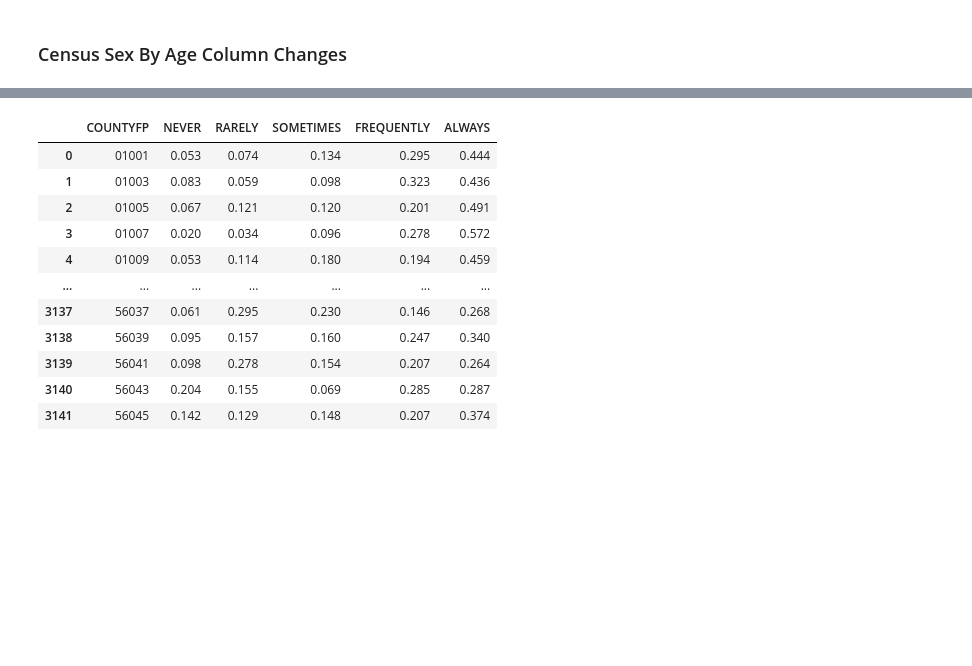
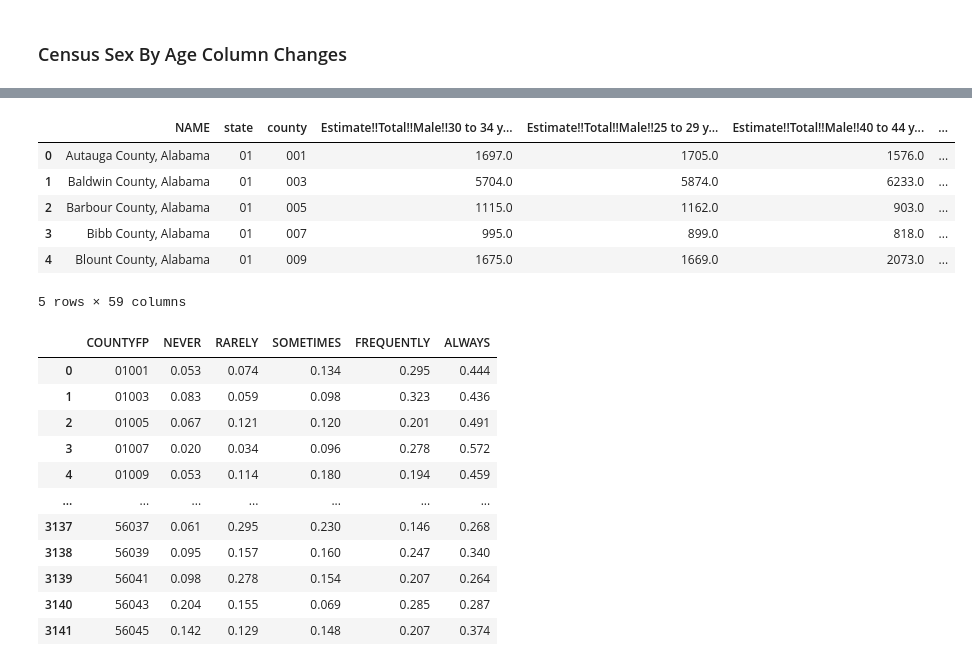
Before and after one commit to havyjavy/Healthcare-and-Covid-19, a Jupyter notebook: CensusData/Census_SexByAge.ipynb, the cells around one changed output, grey strips where cells are left out. Drawn from its saved outputs; the diff is of its cells as text; code cells hidden in the pictures; blank space fills up the shorter version.

```diff
--- a/CensusData/Census_SexByAge.ipynb
+++ b/CensusData/Census_SexByAge.ipynb
@@ -112,3 +111,39 @@ census_TotalPop_sorted.head()
+# %%
+census_SexByAge_sorted['Estimate!!Total!!Male!!17 and under years'] = census_SexByAge_sorted['Estimate!!Total!!Male!!Under 5 years'] + \
+                                                                census_SexByAge_sorted['Estimate!!Total!!Male!!5 to 9 years'] +\
+                                                                census_SexByAge_sorted['Estimate!!Total!!Male!!10 to 14 years'] +\
+                                                                census_SexByAge_sorted['Estimate!!Total!!Male!!15 to 17 years']
+
+census_SexByAge_sorted['Estimate!!Total!!Male!!18 to 44 years'] = census_SexByAge_sorted['Estimate!!Total!!Male!!18 and 19 years'] + \
+                                                                census_SexByAge_sorted['Estimate!!Total!!Male!!20 years'] +\
+                                                                census_SexByAge_sorted['Estimate!!Total!!Male!!21 years'] +\
+                                                                census_SexByAge_sorted['Estimate!!Total!!Male!!22 to 24 years'] +\
+                                                                census_SexByAge_sorted['Estimate!!Total!!Male!!25 to 29 years'] +\
+                                                                census_SexByAge_sorted['Estimate!!Total!!Male!!30 to 34 years'] +\
+                                                                census_SexByAge_sorted['Estimate!!Total!!Male!!35 to 39 years'] +\
+                                                                census_SexByAge_sorted['Estimate!!Total!!Male!!40 to 44 years']
+
+census_SexByAge_sorted['Estimate!!Total!!Male!!45 to 64 years'] = census_SexByAge_sorted['Estimate!!Total!!Male!!45 to 49 years'] + \
+                                                                census_SexByAge_sorted['Estimate!!Total!!Male!!50 to 54 years'] +\
+                                                                census_SexByAge_sorted['Estimate!!Total!!Male!!55 to 59 years'] +\
+                                                                census_SexByAge_sorted['Estimate!!Total!!Male!!60 and 61 years'] +\
+                                                                census_SexByAge_sorted['Estimate!!Total!!Male!!62 to 64 years']
+
+census_SexByAge_sorted['Estimate!!Total!!Male!!65 and over years'] = census_SexByAge_sorted['Estimate!!Total!!Male!!65 and 66 years'] + \
+                                                                census_SexByAge_sorted['Estimate!!Total!!Male!!67 to 69 years'] +\
+                                                                census_SexByAge_sorted['Estimate!!Total!!Male!!70 to 74 years'] +\
+                                                                census_SexByAge_sorted['Estimate!!Total!!Male!!75 to 79 years'] +\
+                                                                census_SexByAge_sorted['Estimate!!Total!!Male!!80 to 84 years'] +\
+                                                                census_SexByAge_sorted['Estimate!!Total!!Male!!85 years and over']
+census_SexByAge_sorted.head()
+# %% [output]
+|  | NAME | state | county | Estimate!!Total!!Male!!30 to 34 y... | Estimate!!Total!!Male!!25 to 29 y... | Estimate!!Total!!Male!!40 to 44 y... | ... |
+| 0 | Autauga County, Alabama | 01 | 001 | 1697.0 | 1705.0 | 1576.0 | ... |
+| 1 | Baldwin County, Alabama | 01 | 003 | 5704.0 | 5874.0 | 6233.0 | ... |
+| 2 | Barbour County, Alabama | 01 | 005 | 1115.0 | 1162.0 | 903.0 | ... |
+| 3 | Bibb County, Alabama | 01 | 007 | 995.0 | 899.0 | 818.0 | ... |
+| 4 | Blount County, Alabama | 01 | 009 | 1675.0 | 1669.0 | 2073.0 | ... |
+5 rows × 59 columns
 # %%
 infile = os.path.join("covid-19-data-master", "mask-use", "mask-use-by-county.csv" )
 nytimes_mask_data = pd.read_csv(infile)
```
Also changed, not shown: parts of 3 cells of this notebook, 1 other file.
